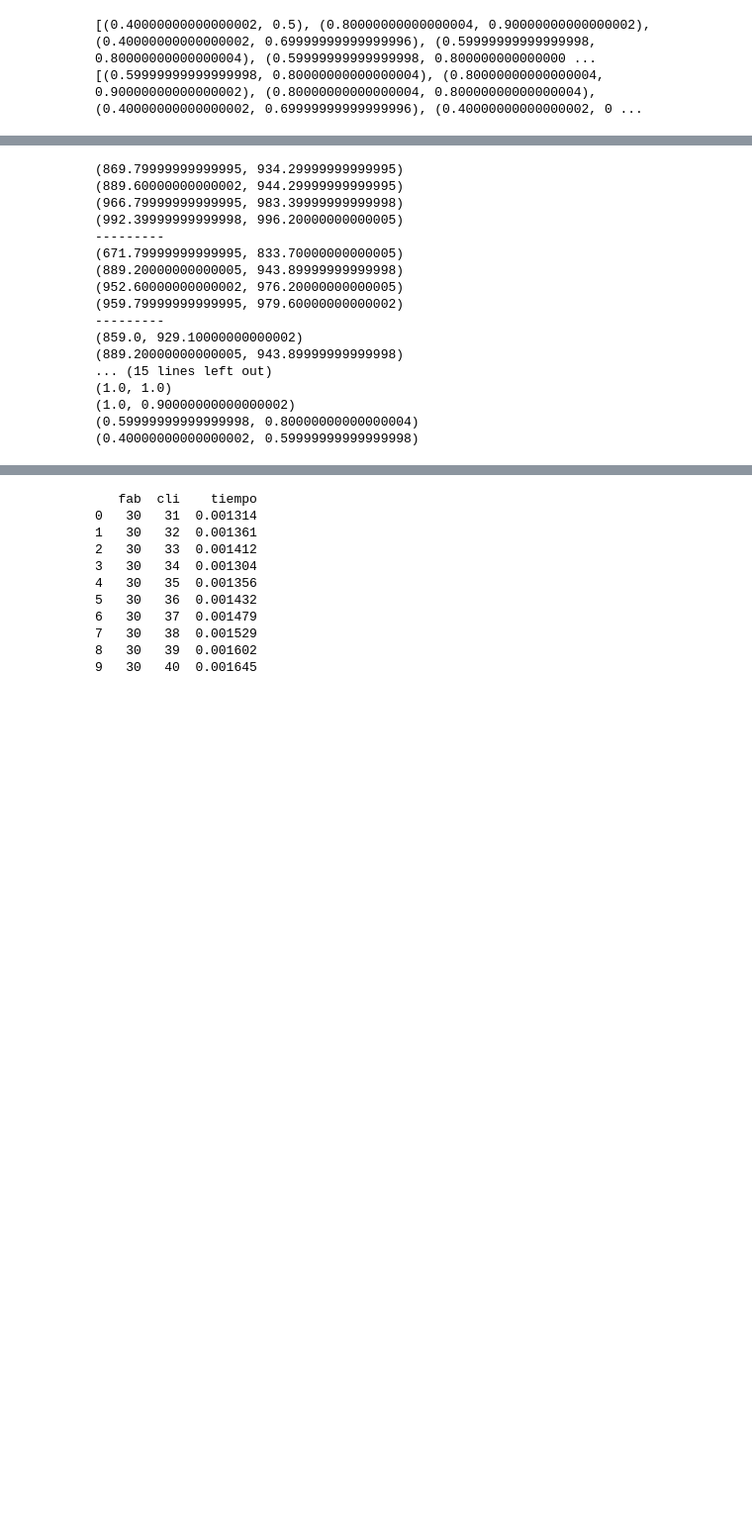
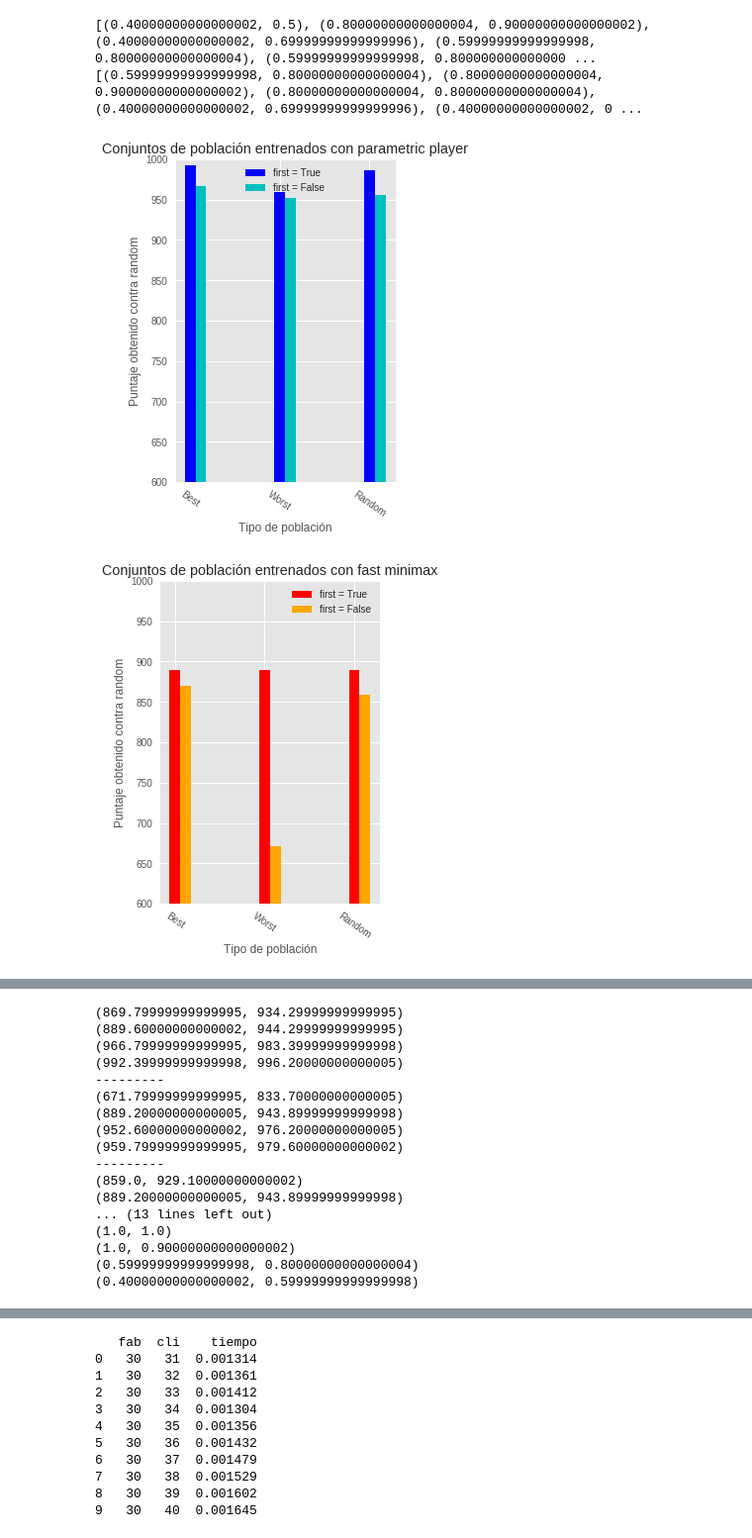
Before and after one commit to lucascarbonelli/AED3-TP3, a Jupyter notebook: graficador/graficador.ipynb, the cells around one changed output, grey strips where cells are left out. Shown: that part at 99% size. Saved outputs shown, nothing was run; the diff lists cells and outputs as text; code cells hidden in the pictures; blank space fills up the shorter version.

```diff
--- a/graficador/graficador.ipynb
+++ b/graficador/graficador.ipynb
@@ -300,6 +300,21 @@ def puntajesMinimax2(df,first):
     randomScore = randomScore/10
     randomWon = randomWon/10
     return (randomScore,randomWon)
+
+
+def plotbar3(xs,xt,ys1, ys2,r,w,lgx,lgy,lx,ly,t,c1,c2,ylim1,ylim2):
+    sns.plt.figure(figsize=(4,6))
+    sns.plt.bar([xs[i] for i in range(0,r)],[ys1[j] for j in range(0,r)],width=w,color=c1)
+    sns.plt.bar([xs[i]+w for i in range(0,r)],[ys2[j] for j in range(0,r)],width=w,color=c2)
+    sns.plt.xticks(xs, xt)
+    sns.plt.xticks(rotation=-35)
+    sns.plt.ylim(ylim1,ylim2)
+    sns.plt.legend(labels=[lgx,lgy])
+    sns.plt.title(t)
+    sns.plt.xlabel(lx)
+    sns.plt.ylabel(ly)
+    sns.plt.show()
+    sns.plt.close()
 
 
 df_fb = pd.read_csv('./helix_from_best.csv')
@@ -348,9 +363,29 @@ fr_pp_mf0 = puntajesMinimax2(df_fr_pp, False)
 fr_pp_mf1 = puntajesMinimax2(df_fr_pp, True)
 
 
-ys2_r = [fb_mf_r0[0],fb_pp_r0[0],fw_mf_r0[0],fw_pp_r0[0],fr_mf_r0[0],fr_pp_r0[0]]
-ys1_r = [fb_mf_r1[0],fb_pp_r1[0],fw_mf_r1[0],fw_pp_r1[0],fr_mf_r1[0],fr_pp_r1[0]]
 
+ys1_r_pp = [fb_pp_r1[0],fw_pp_r1[0],fr_pp_r1[0]]
+ys2_r_pp = [fb_pp_r0[0],fw_pp_r0[0],fr_pp_r0[0]]
+
+ys1_r_mf = [fb_mf_r1[0],fw_mf_r1[0],fr_mf_r1[0]]
+ys2_r_mf = [fb_mf_r0[0],fw_mf_r0[0],fr_mf_r0[0]]
+
+
+ys1_mf_pp = [fb_pp_mf1[1],fw_pp_mf1[1],fr_pp_mf1[1]]
+ys2_mf_pp = [fb_pp_mf0[1],fw_pp_mf0[1],fr_pp_mf0[1]]
+
+ys1_mf_mf = [fb_mf_mf1[1],fw_mf_mf1[1],fr_mf_mf1[1]]
+ys2_mf_mf = [fb_mf_mf0[1],fw_mf_mf0[1],fr_mf_mf0[1]]
+
+
+xs = [1,2,3]
+xt = ['Best', 'Worst','Random']
+
+plotbar3(xs, xt, ys1_r_pp, ys2_r_pp, 3, 0.12, 'first = True', 'first = False', 'Tipo de población', 'Puntaje obtenido contra random', 'Conjuntos de población entrenados con parametric player', 'b', 'c', 600, 1000)
+plotbar3(xs, xt, ys1_r_mf, ys2_r_mf, 3, 0.12, 'first = True', 'first = False', 'Tipo de población', 'Puntaje obtenido contra random', 'Conjuntos de población entrenados con fast minimax', 'r', 'orange', 600, 1000)
+
+plotbar3(xs, xt, ys1_mf_pp, ys2_mf_pp, 3, 0.12, 'first = True', 'first = False', 'Tipo de población', 'Partidas ganadas contra fast minimax', 'Conjuntos de población entrenados con parametric player', 'b', 'c', 0, 1.2)
+plotbar3(xs, xt, ys1_mf_mf, ys2_mf_mf, 3, 0.12, 'first = True', 'first = False', 'Tipo de población', 'Partidas ganadas contra fast minimax', 'Conjuntos de población entrenados con fast minimax', 'r', 'orange', 0, 1.2)
 
 print(fb_mf_r0)
 print(fb_mf_r1)
@@ -360,37 +395,32 @@ print("---------")
 print(fw_mf_r0)
 print(fw_mf_r1)
 print(fw_pp_r0)
 print(fw_pp_r1)
 print("---------")
 print(fr_mf_r0)
 print(fr_mf_r1)
 print(fr_pp_r0)
 print(fr_pp_r1)
 print("=========")
-
-ys2_mf = [fb_mf_mf0[0],fb_pp_mf0[0],fw_mf_mf0[0],fw_pp_mf0[0],fr_mf_mf0[0],fr_pp_mf0[0]]
-ys1_mf = [fb_mf_mf1[0],fb_pp_mf1[0],fw_mf_mf1[0],fw_pp_mf1[0],fr_mf_mf1[0],fr_pp_mf1[0]]
-
-print(ys1_mf)
-print(ys2_mf)
-
 print(fb_mf_mf0)
 print(fb_mf_mf1)
 print(fb_pp_mf0)
 print(fb_pp_mf1)
 print("---------")
 print(fw_mf_mf0)
 print(fw_mf_mf1)
 print(fw_pp_mf0)
 print(fw_pp_mf1)
 print("---------")
 print(fr_mf_mf0)
 print(fr_mf_mf1)
 print(fr_pp_mf0)
 print(fr_pp_mf1)
 
 
 #def filtrado_porcs(df, news,breeds,first):
 #def puntajesRandom(df,news, breeds,first,salida):
 #def puntajesMinimax(df,news, breeds,first,salida):
 # %% [output]
+[figure, added]
+[figure, added]
@@ -406,7 +438,7 @@ print(fr_pp_mf1)
 ---------
 (859.0, 929.10000000000002)
 (889.20000000000005, 943.89999999999998)
-... (15 lines left out)
+... (13 lines left out)
 (1.0, 1.0)
 (1.0, 0.90000000000000002)
 (0.59999999999999998, 0.80000000000000004)
```
Also changed, not shown: parts of 1 cell of this notebook.
